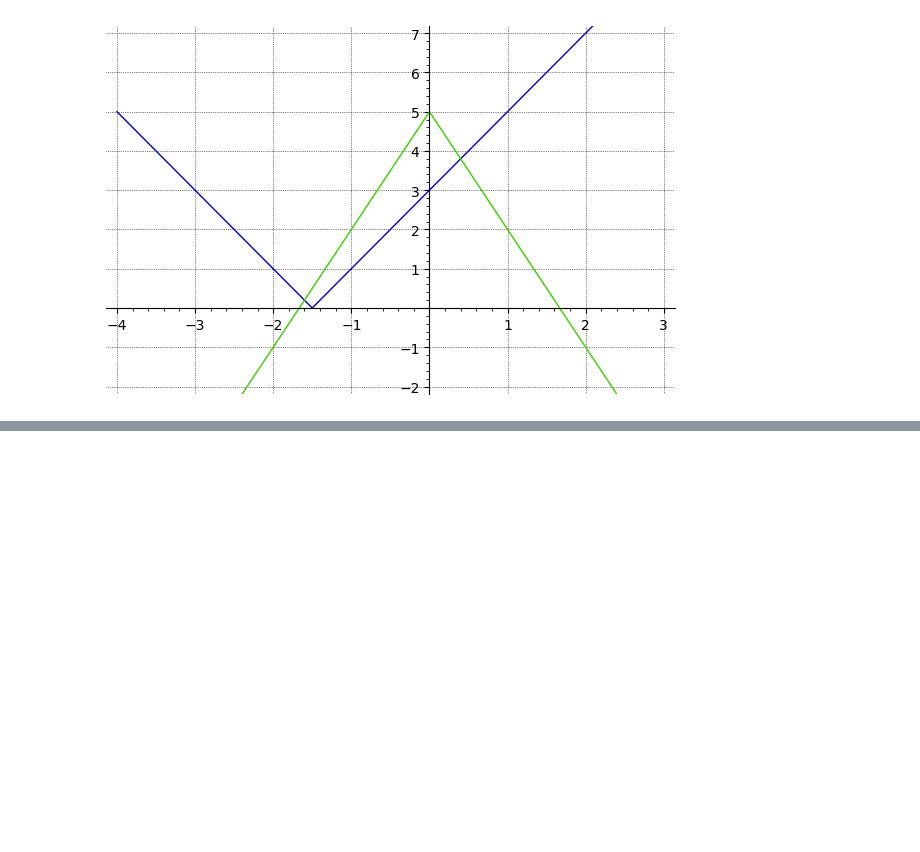
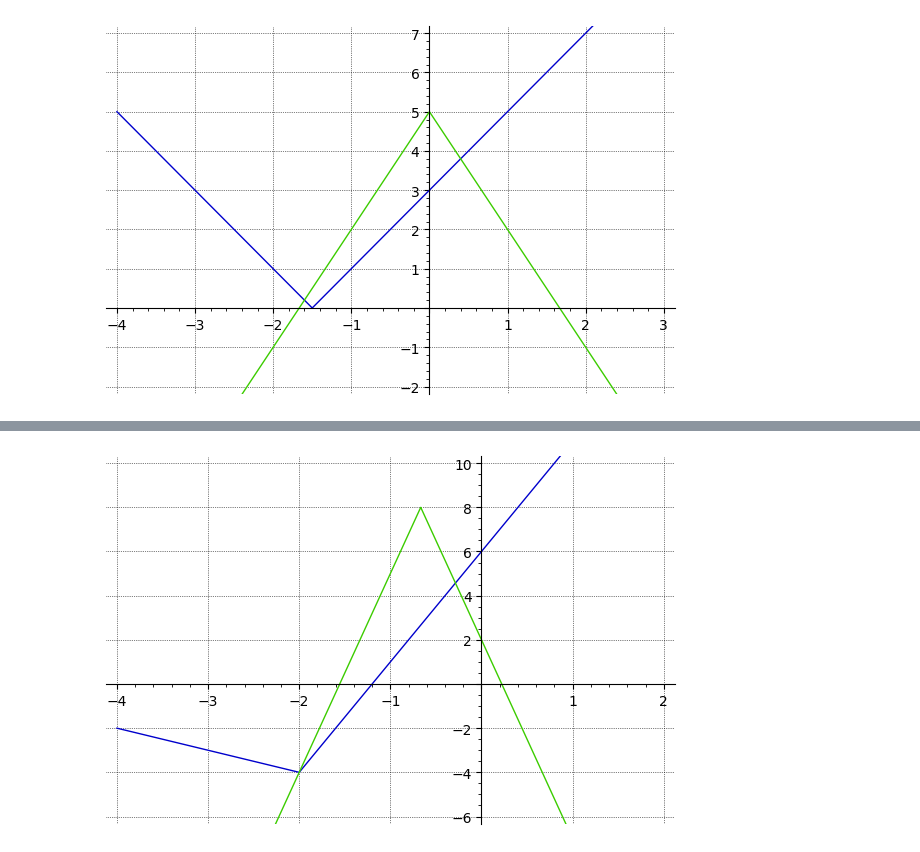
Before and after one commit to ktheu/MathePlus, a Jupyter notebook: gleichungen/vorlagen/vorlagen.ipynb, the cells around one changed output, grey strips where cells are left out. Cells and saved outputs as stored; diff of their text form; code cells hidden in the pictures; blank space fills up the shorter version.

```diff
--- a/gleichungen/vorlagen/vorlagen.ipynb
+++ b/gleichungen/vorlagen/vorlagen.ipynb
@@ -252,0 +265,7 @@ solve(e,x)
+# %%
+#A3d
+f(x) = abs(3*x+6)+2*x
+g(x) = 8-3*abs(3*x+2)
+plot([f(x),g(x)],(x,-4,2),ymin=-6,ymax=10,gridlines=True)
+# %% [output]
+[figure, added]
```
Also changed, not shown: parts of 24 cells of this notebook, 10 other files.
